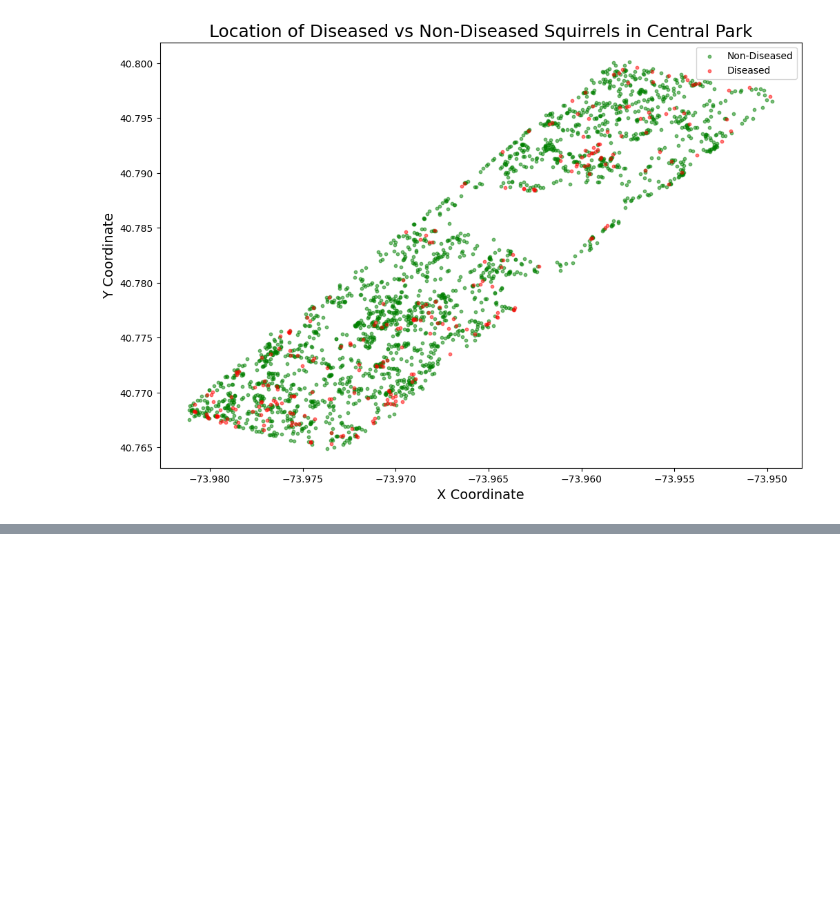
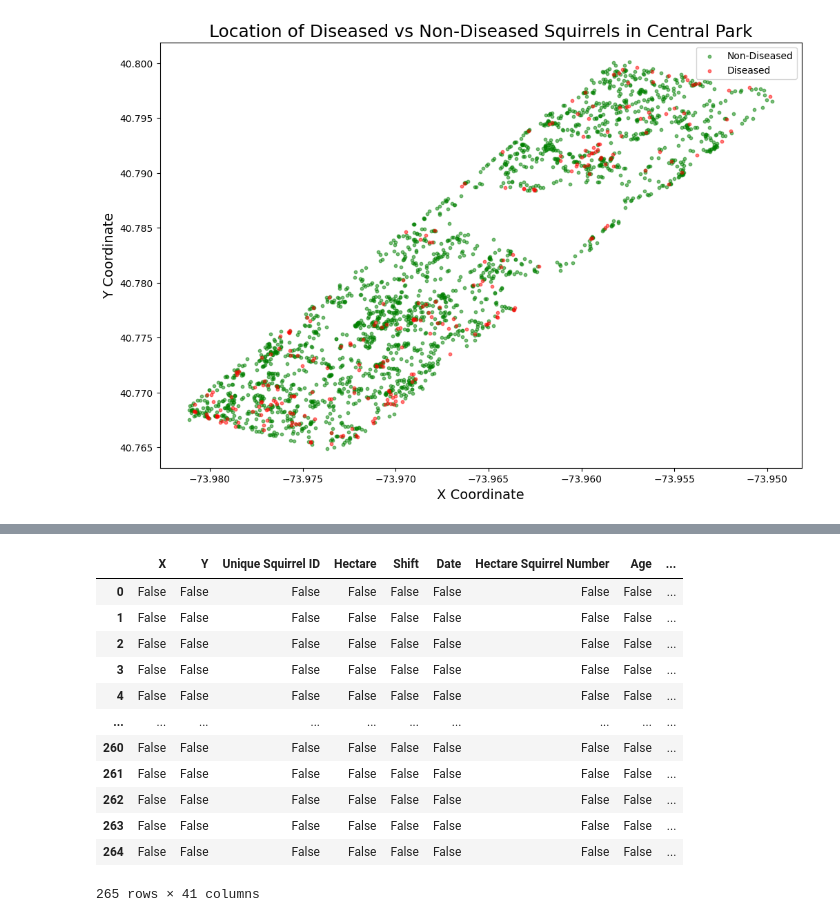
Before and after one commit to coleaydelotte/Nutosis, a Jupyter notebook: Nutosis.ipynb, the cells around one changed output, grey strips where cells are left out. Drawn from its saved outputs; the diff is of its cells as text; code cells hidden in the pictures; blank space fills up the shorter version.

```diff
--- a/Nutosis.ipynb
+++ b/Nutosis.ipynb
@@ -233,0 +265,26 @@ plt.show()
+# %%
+# Anomalies
+full_set = []
+for _, row in data[data["Diseased"] == True].iterrows():
+    sub_map = {}
+    for col in data.columns:
+        value = row[col]
+        sub_map[col] = pd.isna(value)
+    full_set.append(sub_map)
+
+bad_rows = pd.DataFrame(full_set)
+bad_rows
+# %% [output]
+|  | X | Y | Unique Squirrel ID | Hectare | Shift | Date | Hectare Squirrel Number | Age | ... |
+| 0 | False | False | False | False | False | False | False | False | ... |
+| 1 | False | False | False | False | False | False | False | False | ... |
+| 2 | False | False | False | False | False | False | False | False | ... |
+| 3 | False | False | False | False | False | False | False | False | ... |
+| 4 | False | False | False | False | False | False | False | False | ... |
+| ... | ... | ... | ... | ... | ... | ... | ... | ... | ... |
+| 260 | False | False | False | False | False | False | False | False | ... |
+| 261 | False | False | False | False | False | False | False | False | ... |
+| 262 | False | False | False | False | False | False | False | False | ... |
+| 263 | False | False | False | False | False | False | False | False | ... |
+| 264 | False | False | False | False | False | False | False | False | ... |
+265 rows × 41 columns
```
Also changed, not shown: parts of 4 cells of this notebook.
